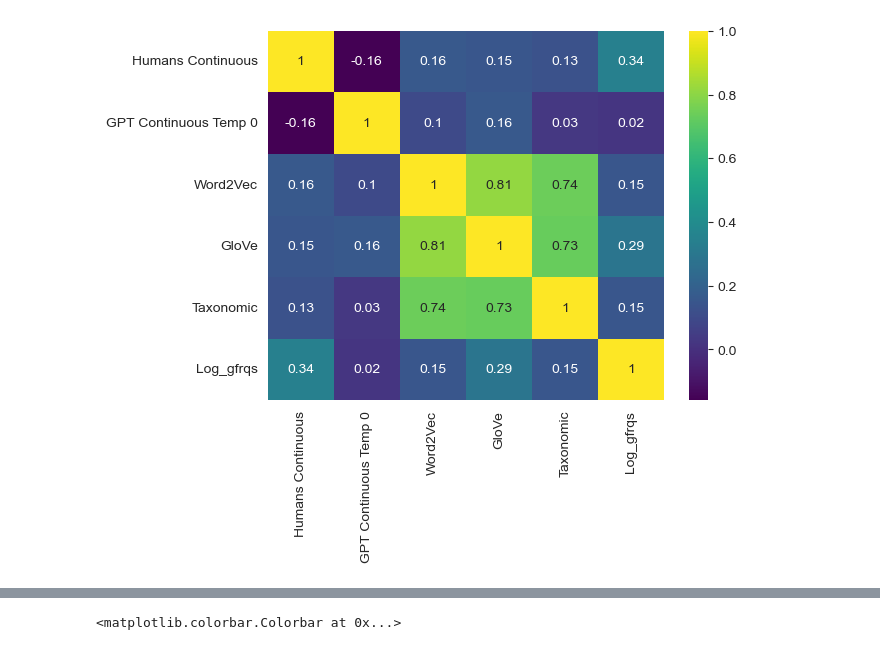
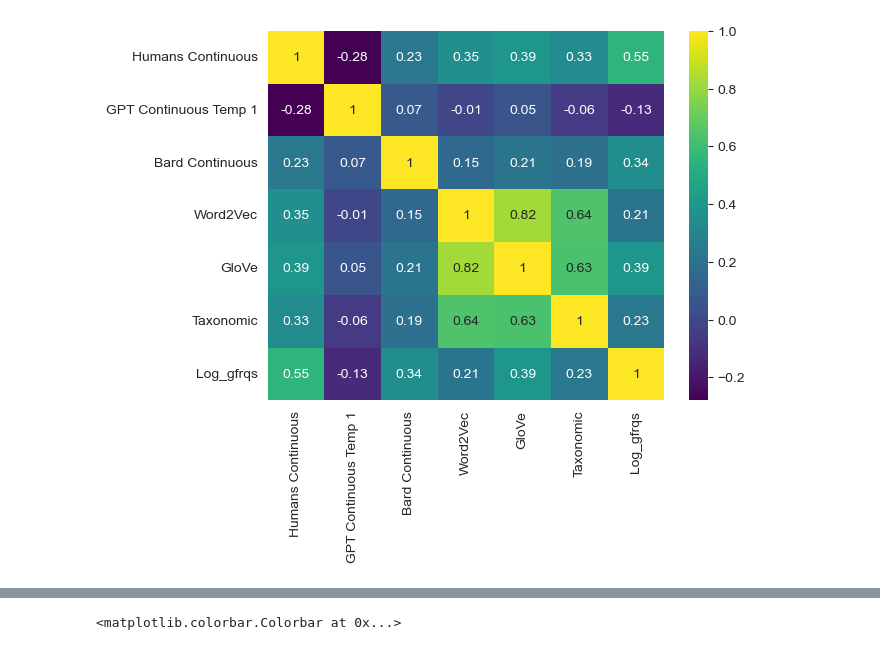
Before and after one commit to NickRiccardi/two-word-test, a Jupyter notebook: plots-test.ipynb, the cells around one changed output, grey strips where cells are left out. Drawn from its saved outputs; the diff is of its cells as text; code cells hidden in the pictures.

Commit message:
Add Bard ratings and graphs

```diff
--- a/plots-test.ipynb
+++ b/plots-test.ipynb
@@ -17,7 +17,6 @@ sn.set_style('whitegrid')
 home_direct = 'C:/Users/Nick/Downloads/meat-kangaroo-main/'
 
 all_words_and_measures = pd.read_csv(home_direct + 'graves_with_vecs.csv', skipinitialspace=True, )
-all_words_and_measures = all_words_and_measures.drop(columns=['Unnamed: 0', 'Unnamed: 0.1'])
 
 all_words_and_measures['Humans Binary'] = np.where(
     all_words_and_measures['Humans Continuous'] >= 2.5, 'Makes Sense', np.where(
@@ -117,14 +136,16 @@ sn.histplot(data=remove_middle[['GPT Continuous Temp 1', 'Humans Continuous']],
 #one tailed test, p < .05 means SD of 1.65
 # p < .01 means SD of 2.32
 # p < .001 means SD of 3.09
+# 0 means keep all of remove middle df
 
-SD = 1
+SD = 2.32
 
-
-sensible_SD = remove_middle[(remove_middle['Humans Continuous'] >= 2.5) & (remove_middle['Humans Continuous'] - (SD * remove_middle['SD']) >= 1.5)]
-nonsensible_SD = remove_middle[(remove_middle['Humans Continuous'] <= 1.5) & (remove_middle['Humans Continuous'] + (SD * remove_middle['SD']) <= 2.5)]
-
-remove_by_SD = pd.concat([sensible_SD, nonsensible_SD])
+if SD == 0:
+    remove_by_SD = remove_middle
+else:
+    sensible_SD = remove_middle[(remove_middle['Humans Continuous'] >= 2.5) & (remove_middle['Humans Continuous'] - (SD * remove_middle['SD']) >= 1.5)]
+    nonsensible_SD = remove_middle[(remove_middle['Humans Continuous'] <= 1.5) & (remove_middle['Humans Continuous'] + (SD * remove_middle['SD']) <= 2.5)]
+    remove_by_SD = pd.concat([sensible_SD, nonsensible_SD])
 
 remove_by_SD
 # %% [output]
@@ -230,7 +271,7 @@ sn.lmplot(data=remove_by_SD,x='0 or 1', y='Log_gfrqs')
 # %%
-abbrev_measures = GPT_wrong[['Humans Continuous', 'GPT Continuous Temp 0', 'Word2Vec', 'GloVe', 'Taxonomic', 'Log_gfrqs']]
+abbrev_measures = GPT_wrong[['Humans Continuous', 'GPT Continuous Temp 1', 'Bard Continuous', 'Word2Vec', 'GloVe', 'Taxonomic', 'Log_gfrqs']]
 corr_mat = abbrev_measures.corr().round(decimals=2)
 sn.heatmap(corr_mat, annot=True, cmap='viridis')
 plt.show()
 # %% [output]
-[figure, old version]
+[figure, new version]
```
Also changed, not shown: parts of 48 cells of this notebook, 2 other files.
